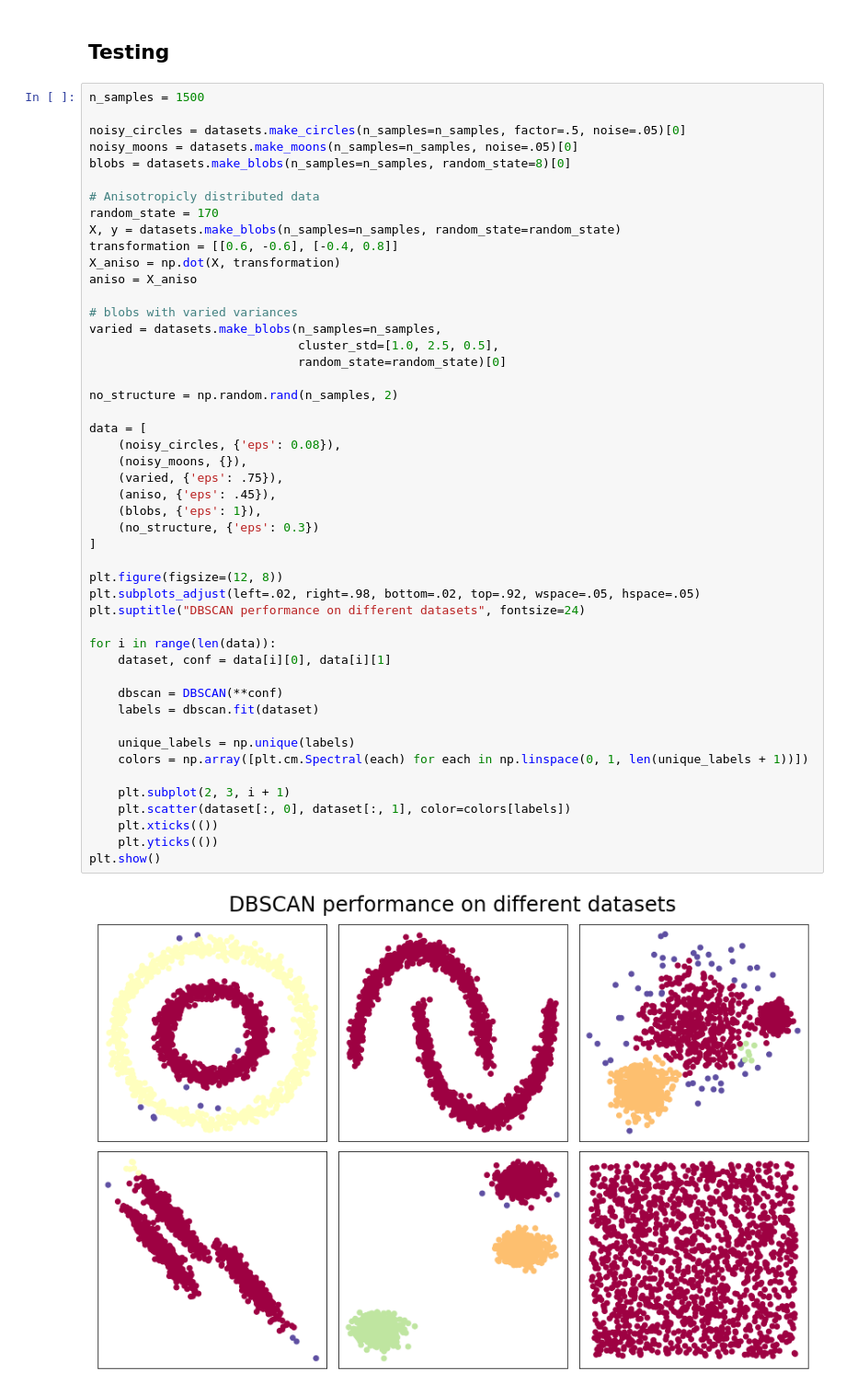
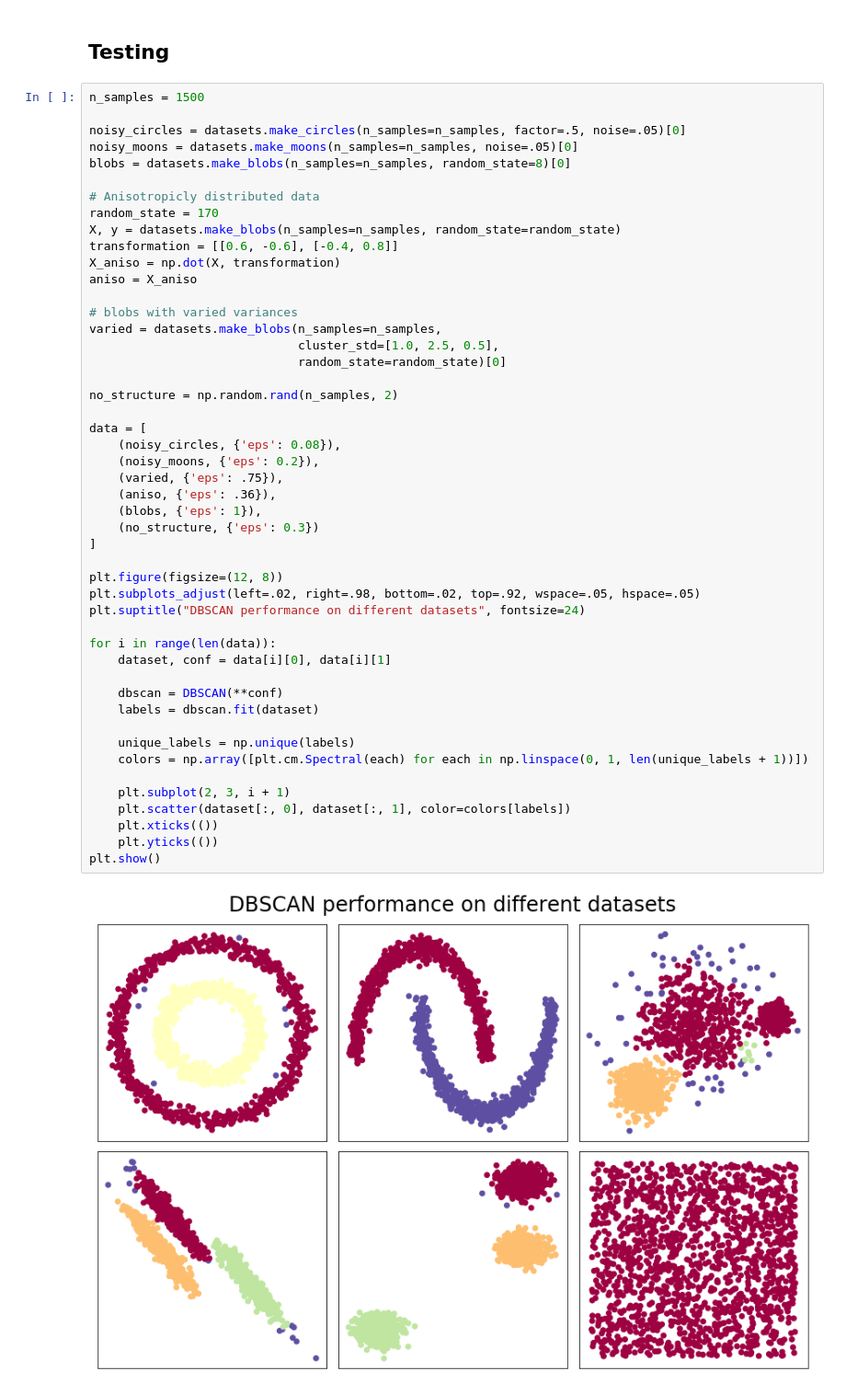
Before and after one commit to borsukvasyl/dbscan, a Jupyter notebook: DBSCAN.ipynb, the cells around one changed output. Shown at 92% size. Cells and saved outputs as stored; diff of their text form.

```diff
--- a/DBSCAN.ipynb
+++ b/DBSCAN.ipynb
@@ -85,33 +85,33 @@ varied = datasets.make_blobs(n_samples=n_samples,
                              random_state=random_state)[0]
 
 no_structure = np.random.rand(n_samples, 2)
 
 data = [
     (noisy_circles, {'eps': 0.08}),
-    (noisy_moons, {}),
+    (noisy_moons, {'eps': 0.2}),
     (varied, {'eps': .75}),
-    (aniso, {'eps': .45}),
+    (aniso, {'eps': .36}),
     (blobs, {'eps': 1}),
     (no_structure, {'eps': 0.3})
 ]
 
 plt.figure(figsize=(12, 8))
 plt.subplots_adjust(left=.02, right=.98, bottom=.02, top=.92, wspace=.05, hspace=.05)
 plt.suptitle("DBSCAN performance on different datasets", fontsize=24)
 
 for i in range(len(data)):
     dataset, conf = data[i][0], data[i][1]
 
     dbscan = DBSCAN(**conf)
     labels = dbscan.fit(dataset)
 
     unique_labels = np.unique(labels)
     colors = np.array([plt.cm.Spectral(each) for each in np.linspace(0, 1, len(unique_labels + 1))])
 
     plt.subplot(2, 3, i + 1)
     plt.scatter(dataset[:, 0], dataset[:, 1], color=colors[labels])
     plt.xticks(())
     plt.yticks(())
 plt.show()
 # %% [output]
-[figure, old version]
+[figure, new version]
```
Also changed, not shown: 1 other file.
